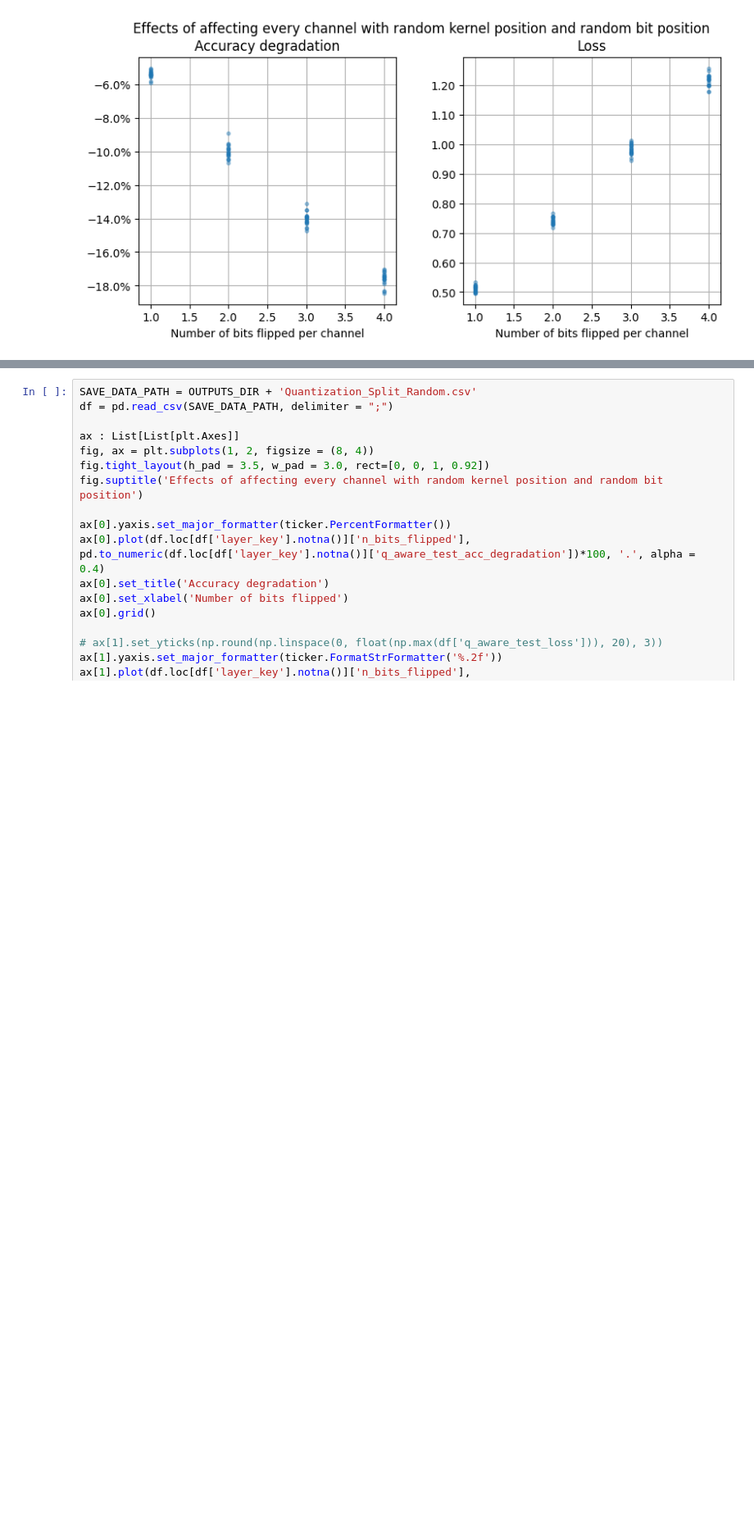
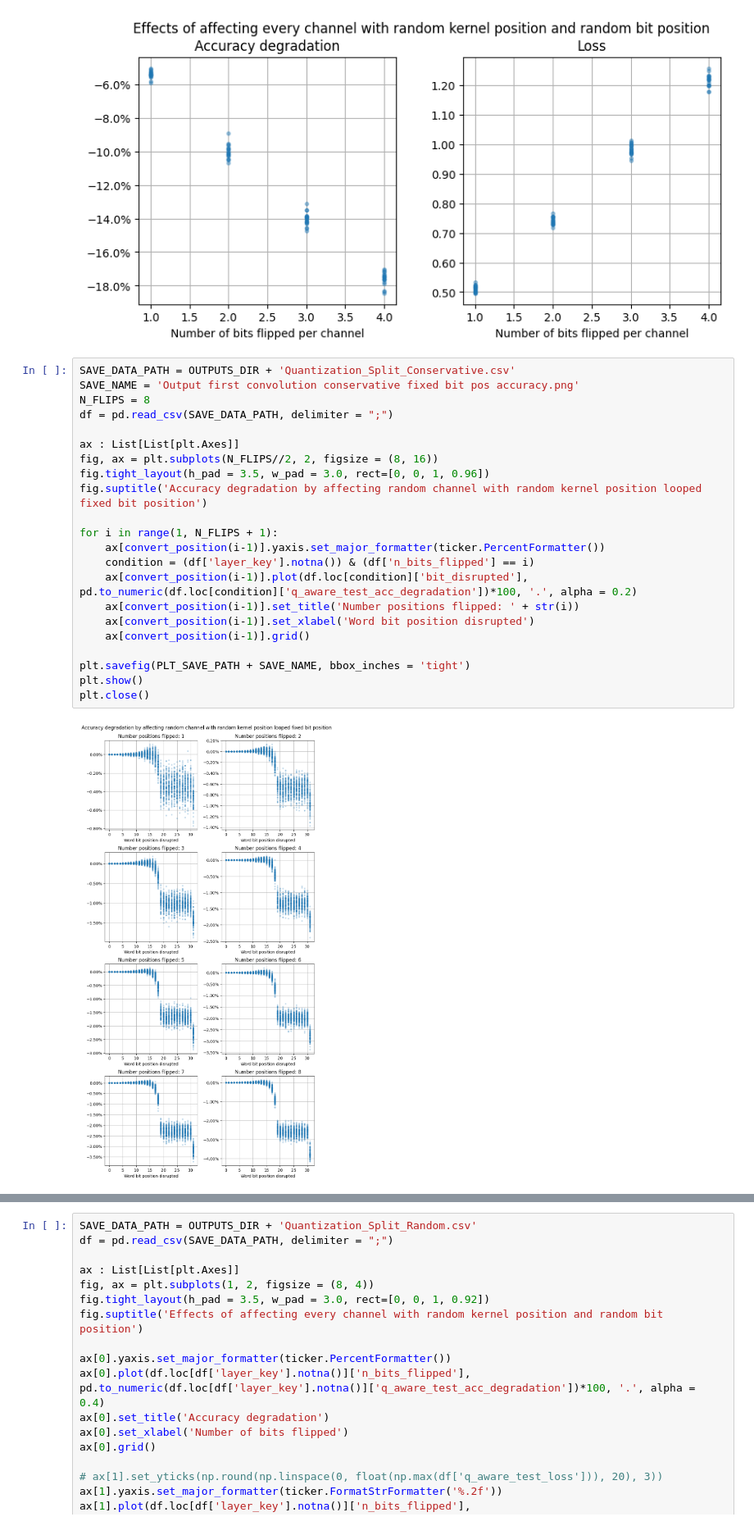
Before and after one commit to Rossbert/Master-Project-Quantization, a Jupyter notebook: Test_Quantization_Plot_Split.ipynb, the cells around one changed output, grey strips where cells are left out. Shown at 82% size. Drawn from its saved outputs; the diff is of its cells as text; blank space fills up the shorter version.

```diff
--- a/Test_Quantization_Plot_Split.ipynb
+++ b/Test_Quantization_Plot_Split.ipynb
@@ -50,3 +42,27 @@ plt.show()
 plt.close()
 # %% [output]
 [figure]
+# %%
+SAVE_DATA_PATH = OUTPUTS_DIR + 'Quantization_Split_Conservative.csv'
+SAVE_NAME = 'Output first convolution conservative fixed bit pos accuracy.png'
+N_FLIPS = 8
+df = pd.read_csv(SAVE_DATA_PATH, delimiter = ";")
+
+ax : List[List[plt.Axes]]
+fig, ax = plt.subplots(N_FLIPS//2, 2, figsize = (8, 16))
+fig.tight_layout(h_pad = 3.5, w_pad = 3.0, rect=[0, 0, 1, 0.96])
+fig.suptitle('Accuracy degradation by affecting random channel with random kernel position looped fixed bit position')
+
+for i in range(1, N_FLIPS + 1):
+    ax[convert_position(i-1)].yaxis.set_major_formatter(ticker.PercentFormatter())
+    condition = (df['layer_key'].notna()) & (df['n_bits_flipped'] == i)
+    ax[convert_position(i-1)].plot(df.loc[condition]['bit_disrupted'], pd.to_numeric(df.loc[condition]['q_aware_test_acc_degradation'])*100, '.', alpha = 0.2)
+    ax[convert_position(i-1)].set_title('Number positions flipped: ' + str(i))
+    ax[convert_position(i-1)].set_xlabel('Word bit position disrupted')
+    ax[convert_position(i-1)].grid()
+
+plt.savefig(PLT_SAVE_PATH + SAVE_NAME, bbox_inches = 'tight')
+plt.show()
+plt.close()
+# %% [output]
+[figure, added]
```
Also changed, not shown: parts of 7 cells of this notebook, 15 other files.
